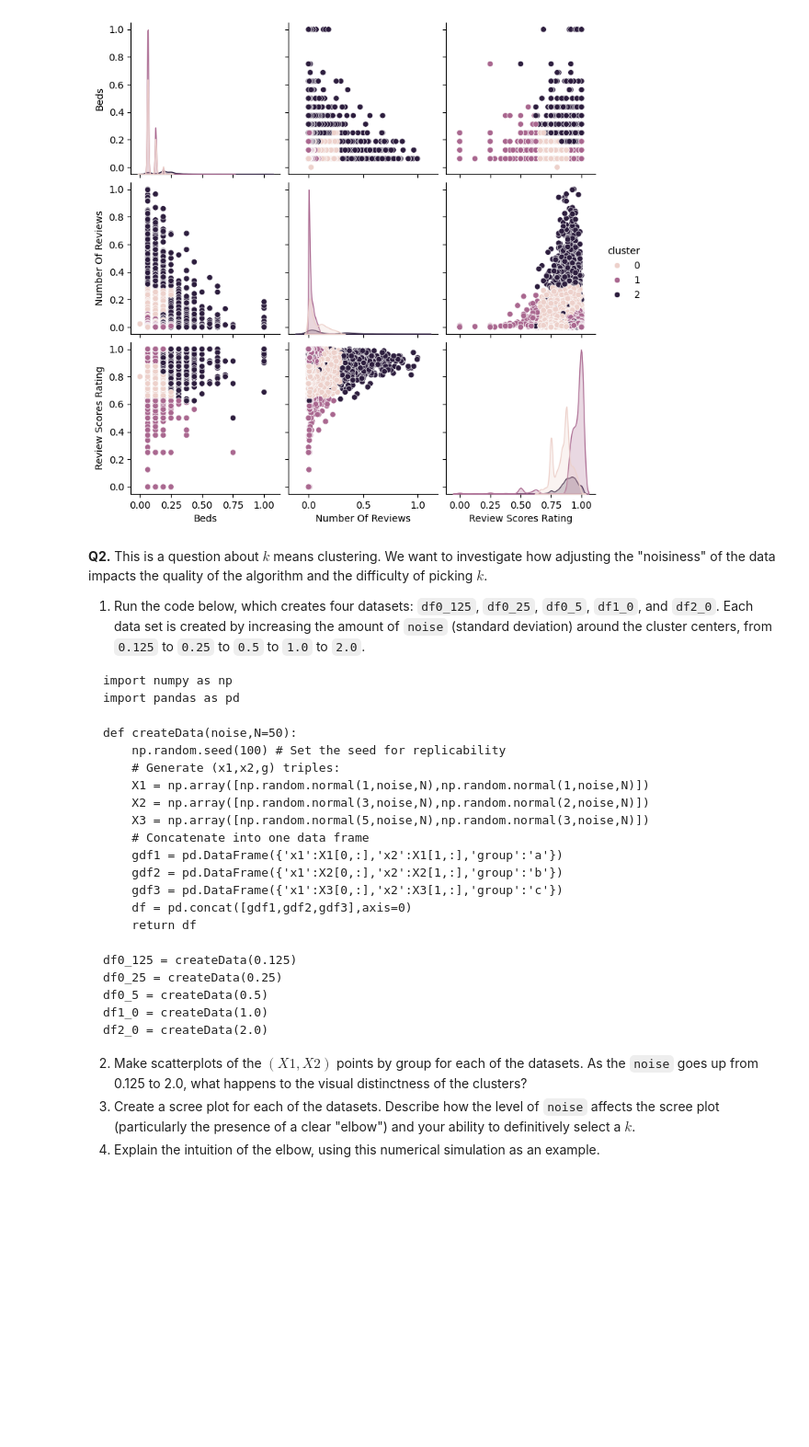
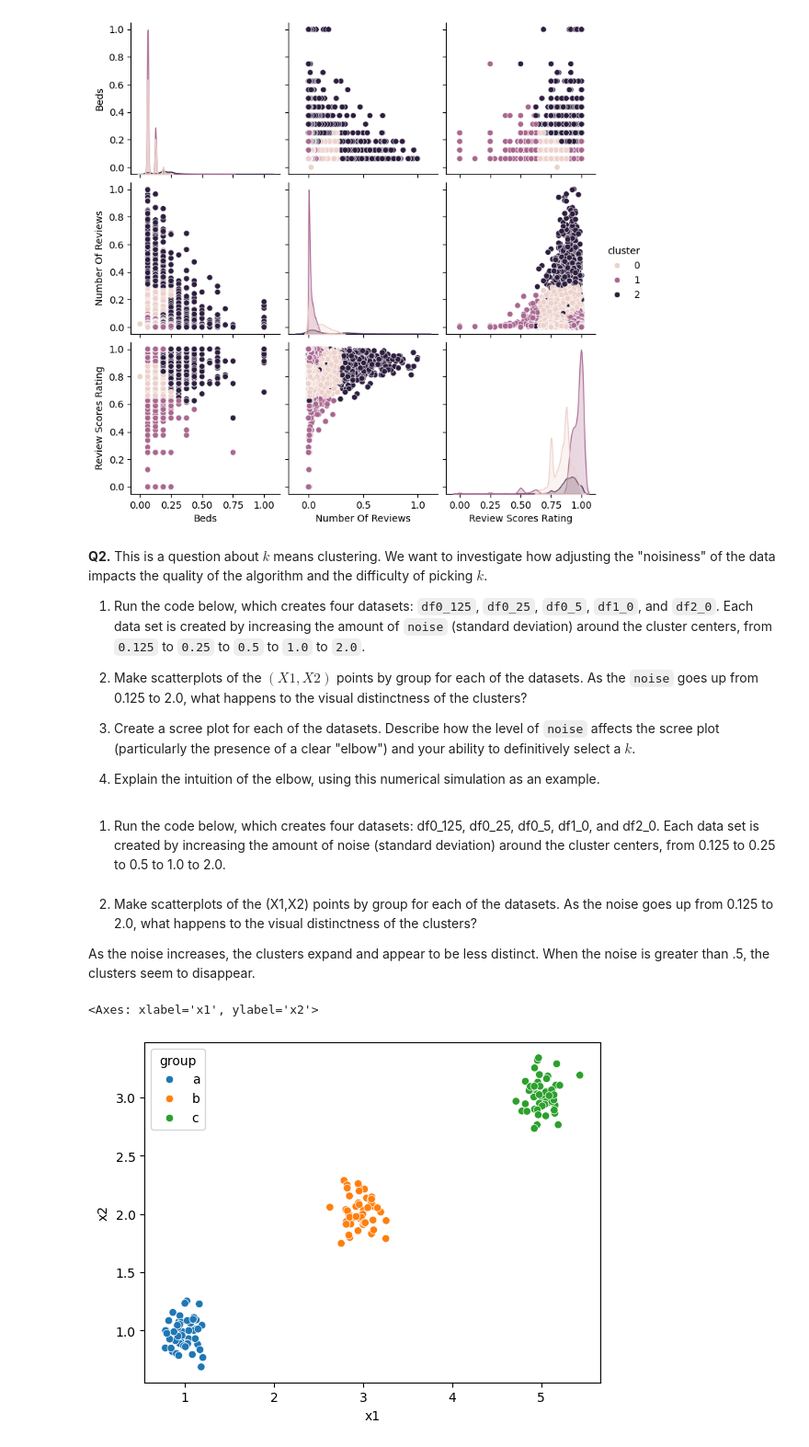
Before and after one commit to awhitehouse1/kmc, a Jupyter notebook: assignment_kmc.ipynb, the cells around one changed output. Shown: that part at 92% size. Cells and saved outputs as stored; diff of their text form; code cells hidden in the pictures; blank space fills up the shorter version.

````diff
--- a/assignment_kmc.ipynb
+++ b/assignment_kmc.ipynb
@@ -157,30 +157,39 @@ cleaned.loc[:, ['Price', 'cluster']].groupby('cluster').describe()
 
 1. Run the code below, which creates four datasets: `df0_125`, `df0_25`, `df0_5`, `df1_0`, and `df2_0`. Each data set is created by increasing the amount of `noise` (standard deviation) around the cluster centers, from `0.125` to `0.25` to `0.5` to `1.0` to `2.0`.
 
-```
-import numpy as np
-import pandas as pd
-
-def createData(noise,N=50):
-    np.random.seed(100) # Set the seed for replicability
-    # Generate (x1,x2,g) triples:
-    X1 = np.array([np.random.normal(1,noise,N),np.random.normal(1,noise,N)])
-    X2 = np.array([np.random.normal(3,noise,N),np.random.normal(2,noise,N)])
-    X3 = np.array([np.random.normal(5,noise,N),np.random.normal(3,noise,N)])
-    # Concatenate into one data frame
-    gdf1 = pd.DataFrame({'x1':X1[0,:],'x2':X1[1,:],'group':'a'})
-    gdf2 = pd.DataFrame({'x1':X2[0,:],'x2':X2[1,:],'group':'b'})
-    gdf3 = pd.DataFrame({'x1':X3[0,:],'x2':X3[1,:],'group':'c'})
-    df = pd.concat([gdf1,gdf2,gdf3],axis=0)
-    return df
-
-df0_125 = createData(0.125)
-df0_25 = createData(0.25)
-df0_5 = createData(0.5)
-df1_0 = createData(1.0)
-df2_0 = createData(2.0)
-```
-
 2. Make scatterplots of the $(X1,X2)$ points by group for each of the datasets. As the `noise` goes up from 0.125 to 2.0, what happens to the visual distinctness of the clusters?
 3. Create a scree plot for each of the datasets. Describe how the level of `noise` affects the scree plot (particularly the presence of a clear "elbow") and your ability to definitively select a $k$.
 4. Explain the intuition of the elbow, using this numerical simulation as an example.
+# %% [markdown]
+1. Run the code below, which creates four datasets: df0_125, df0_25, df0_5, df1_0, and df2_0. Each data set is created by increasing the amount of noise (standard deviation) around the cluster centers, from 0.125 to 0.25 to 0.5 to 1.0 to 2.0.
+# %%
+import numpy as np
+import pandas as pd
+
+def createData(noise,N=50):
+    np.random.seed(100) # Set the seed for replicability
+    # Generate (x1,x2,g) triples:
+    X1 = np.array([np.random.normal(1,noise,N),np.random.normal(1,noise,N)])
+    X2 = np.array([np.random.normal(3,noise,N),np.random.normal(2,noise,N)])
+    X3 = np.array([np.random.normal(5,noise,N),np.random.normal(3,noise,N)])
+    # Concatenate into one data frame
+    gdf1 = pd.DataFrame({'x1':X1[0,:],'x2':X1[1,:],'group':'a'})
+    gdf2 = pd.DataFrame({'x1':X2[0,:],'x2':X2[1,:],'group':'b'})
+    gdf3 = pd.DataFrame({'x1':X3[0,:],'x2':X3[1,:],'group':'c'})
+    df = pd.concat([gdf1,gdf2,gdf3],axis=0)
+    return df
+
+df0_125 = createData(0.125)
+df0_25 = createData(0.25)
+df0_5 = createData(0.5)
+df1_0 = createData(1.0)
+df2_0 = createData(2.0)
+# %% [markdown]
+2. Make scatterplots of the  (X1,X2)  points by group for each of the datasets. As the noise goes up from 0.125 to 2.0, what happens to the visual distinctness of the clusters?
+
+As the noise increases, the clusters expand and appear to be less distinct. When the noise is greater than .5, the clusters seem to disappear.
+# %%
+sns.scatterplot(data=df0_125, x='x1', y='x2', hue='group')
+# %% [output]
+<Axes: xlabel='x1', ylabel='x2'>
+[figure, added]
````
Also changed, not shown: parts of 11 cells of this notebook.
